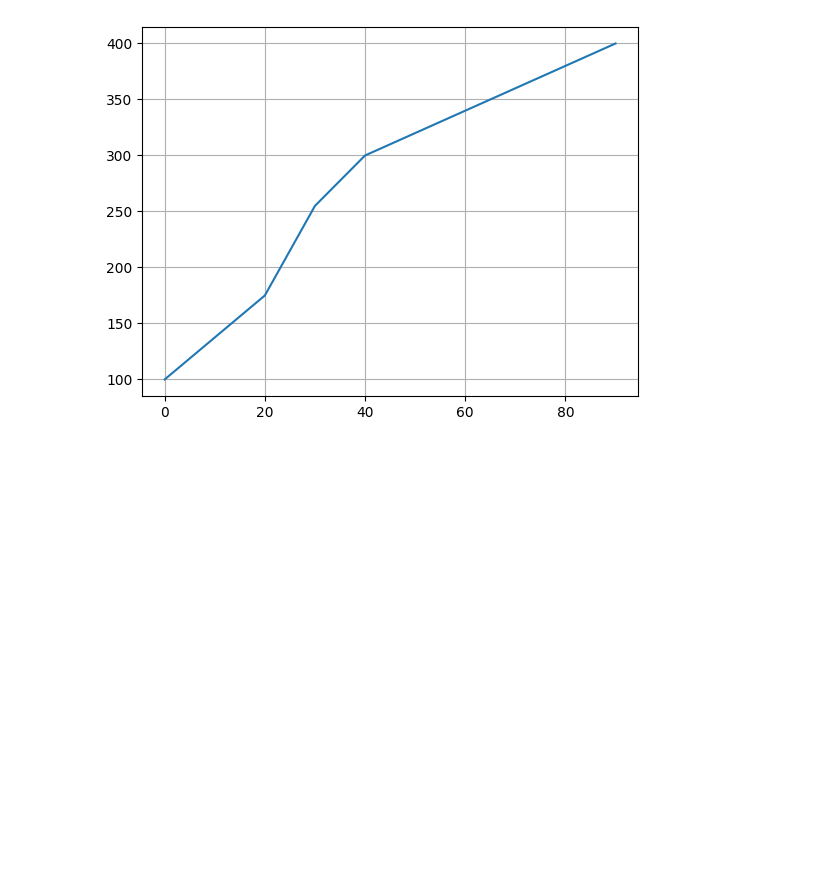
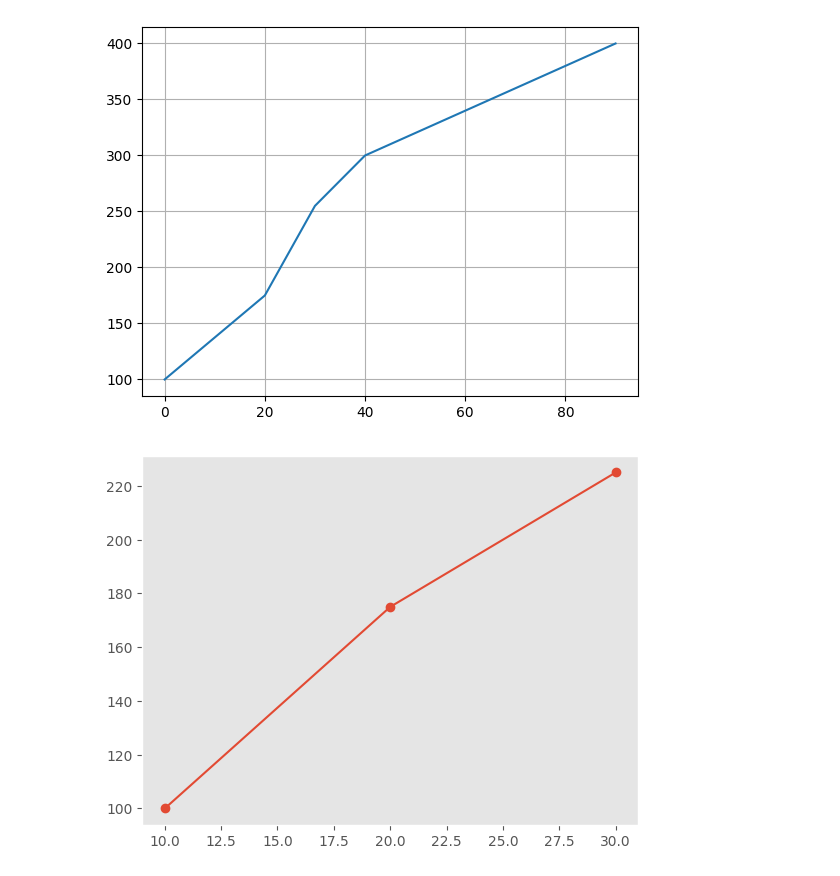
Before and after one commit to edwinmesa/dt_learn_data_science, a Jupyter notebook: edureka/works_notebooks/Work_Class/Module_1_Class_7.ipynb, the cells around one changed output. Cells and saved outputs as stored; diff of their text form; code cells hidden in the pictures; blank space fills up the shorter version.

```diff
--- a/edureka/works_notebooks/Work_Class/Module_1_Class_7.ipynb
+++ b/edureka/works_notebooks/Work_Class/Module_1_Class_7.ipynb
@@ -9,3 +10,10 @@ plt.grid()
 plt.show()
 # %% [output]
 [figure]
+# %%
+plt.style.use('ggplot')
+plt.plot([10, 20, 30], [100, 175, 225], marker='o')
+plt.grid()
+plt.show()
+# %% [output]
+[figure, added]
```
Also changed, not shown: parts of 10 cells of this notebook.
